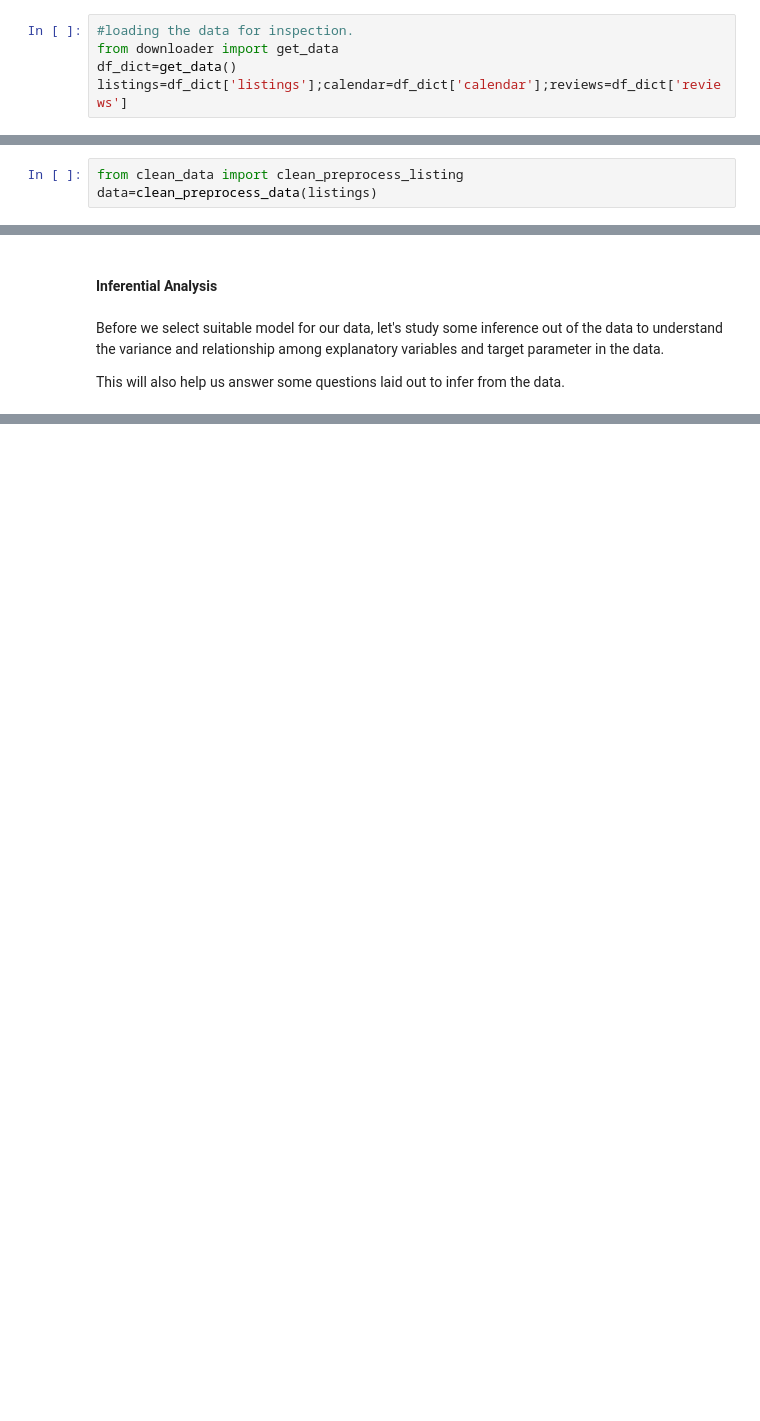
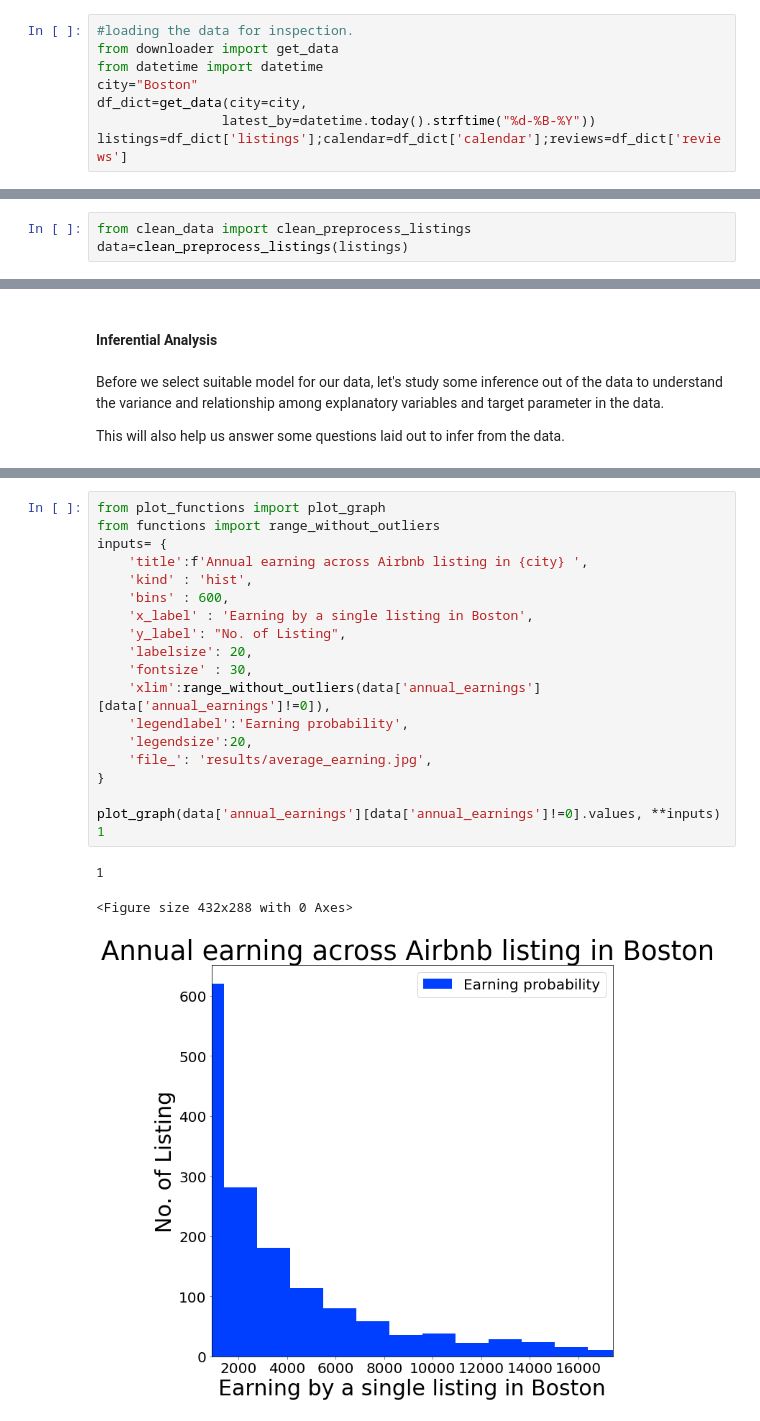
Before and after one commit to rindhane/DataMusings, a Jupyter notebook: EDA/Exploratory_Data_Analysis.ipynb, the cells around one changed output, grey strips where cells are left out. Saved outputs shown, nothing was run; the diff lists cells and outputs as text; blank space fills up the shorter version.

```diff
--- a/EDA/Exploratory_Data_Analysis.ipynb
+++ b/EDA/Exploratory_Data_Analysis.ipynb
@@ -141,7 +23,10 @@ So here, our focus is to answer following questions on current data from Airbnb
 # %%
 #loading the data for inspection.
 from downloader import get_data
-df_dict=get_data()
+from datetime import datetime
+city="Boston"
+df_dict=get_data(city=city,
+                latest_by=datetime.today().strftime("%d-%B-%Y"))
 listings=df_dict['listings'];calendar=df_dict['calendar'];reviews=df_dict['reviews']
 # %% [markdown]
 *Step 2:*
@@ -844,5 +725,5 @@ tmp.head()
 All the step by by cleaning & preprocessing done above can be done in one function as shown below.
 Complete cleaning and preprocessing steps has been packaged into one function : **clean_preprocess_data**
 # %%
-from clean_data import clean_preprocess_listing
-data=clean_preprocess_data(listings)
+from clean_data import clean_preprocess_listings
+data=clean_preprocess_listings(listings)
@@ -877,2 +783,25 @@ import matplotlib.pyplot as plt
+# %%
+from plot_functions import plot_graph
+from functions import range_without_outliers
+inputs= {
+    'title':f'Annual earning across Airbnb listing in {city} ',
+    'kind' : 'hist',
+    'bins' : 600,
+    'x_label' : 'Earning by a single listing in Boston',
+    'y_label': "No. of Listing",
+    'labelsize': 20,
+    'fontsize' : 30,
+    'xlim':range_without_outliers(data['annual_earnings'][data['annual_earnings']!=0]),
+    'legendlabel':'Earning probability',
+    'legendsize':20,
+    'file_': 'results/average_earning.jpg',
+}
+
+plot_graph(data['annual_earnings'][data['annual_earnings']!=0].values, **inputs)
+1
+# %% [output]
+1
+<Figure size 432x288 with 0 Axes>
+[figure, added]
 # %%
 from plot_functions import plot_graph
```
Also changed, not shown: parts of 36 cells of this notebook, 2 other files.
